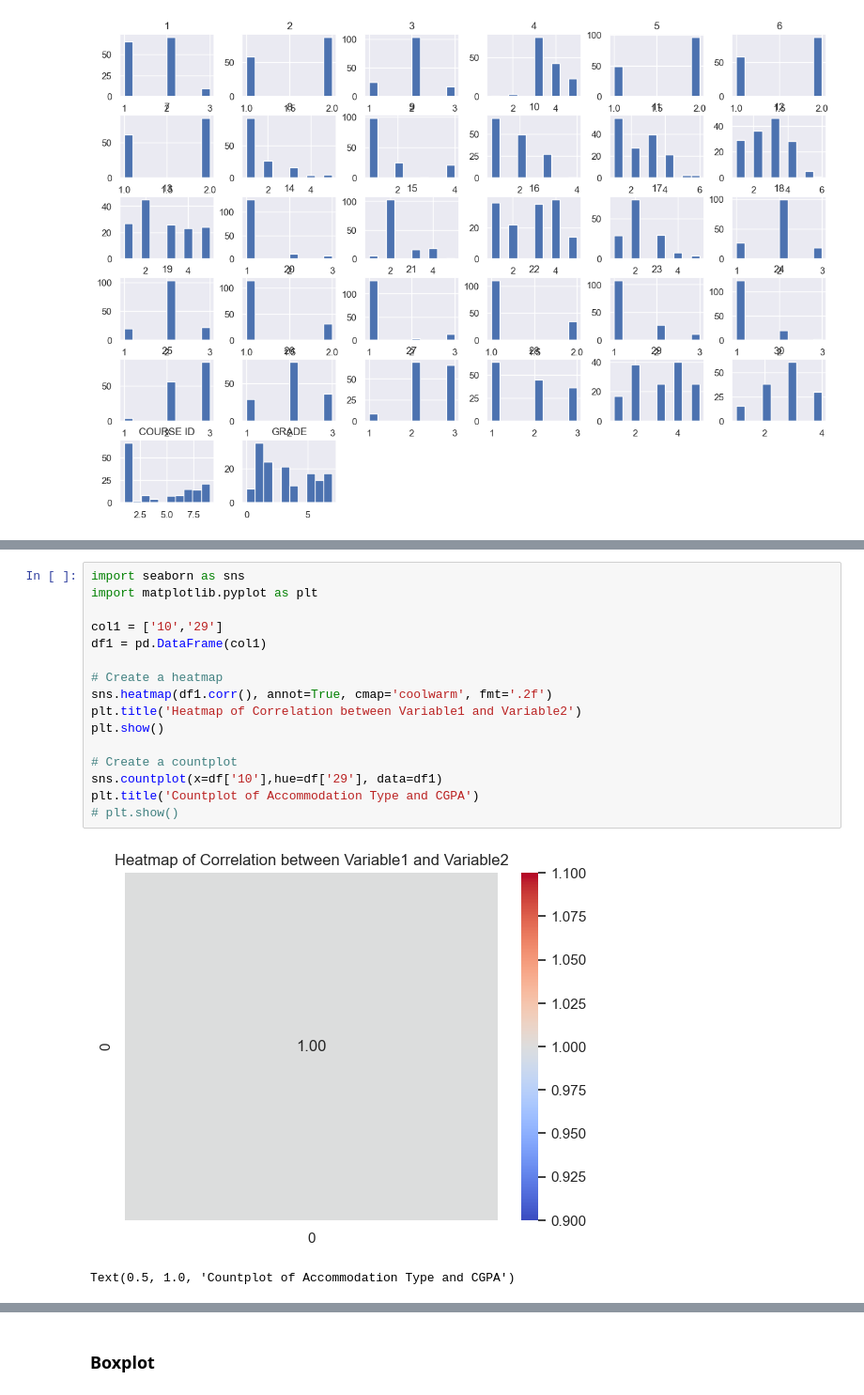
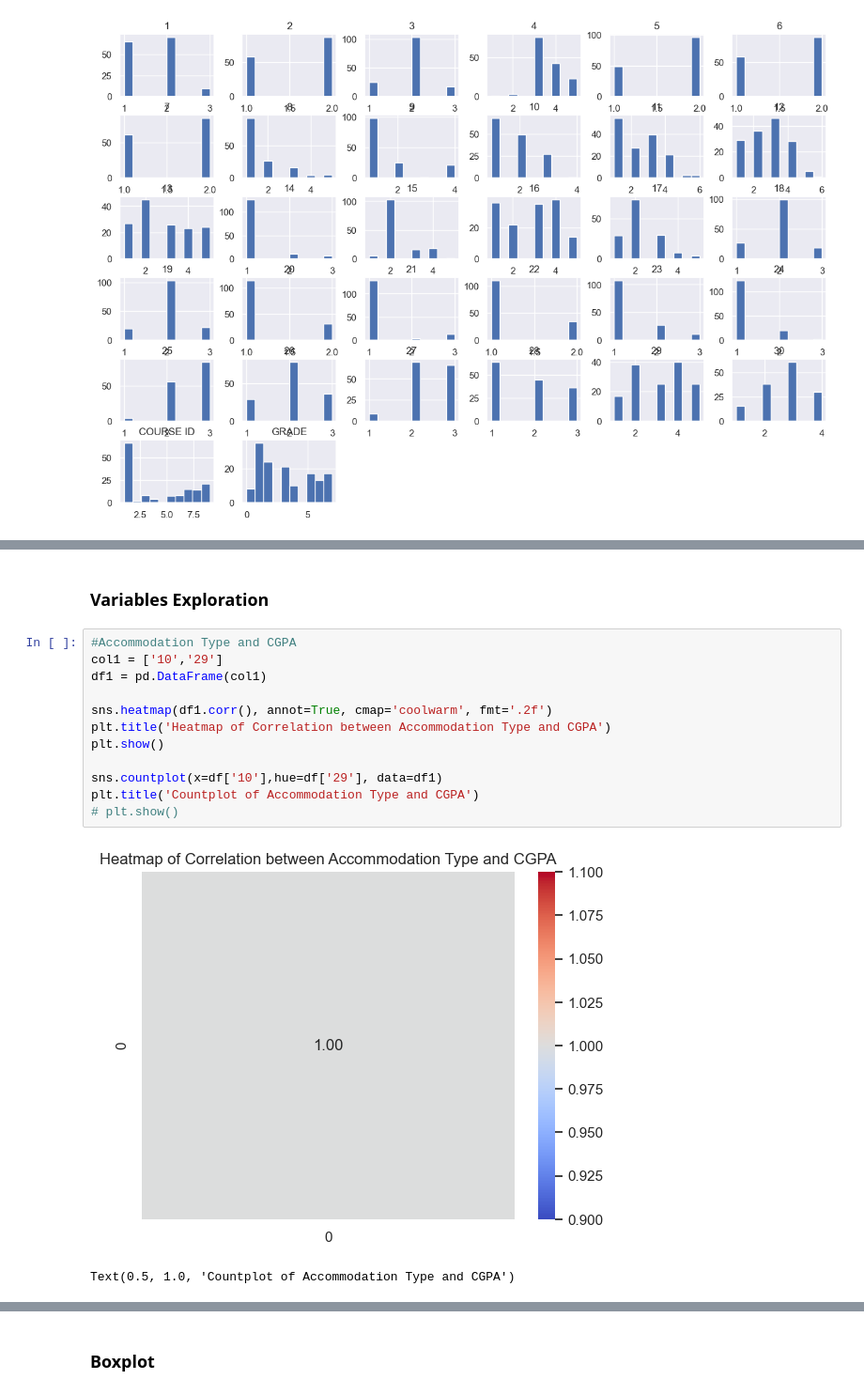
Before and after one commit to waiee/Higher-Education-Students-Performance-Evaluation---Association-Rule-Mining, a Jupyter notebook: test.ipynb, the cells around one changed output, grey strips where cells are left out. Shown at 94% size. Cells and saved outputs as stored; diff of their text form.

```diff
--- a/test.ipynb
+++ b/test.ipynb
@@ -112,20 +123,18 @@ plt.show()
+# %% [markdown]
+### Variables Exploration
 # %%
-import seaborn as sns
-import matplotlib.pyplot as plt
-
+#Accommodation Type and CGPA
 col1 = ['10','29']
 df1 = pd.DataFrame(col1)
 
-# Create a heatmap
 sns.heatmap(df1.corr(), annot=True, cmap='coolwarm', fmt='.2f')
-plt.title('Heatmap of Correlation between Variable1 and Variable2')
+plt.title('Heatmap of Correlation between Accommodation Type and CGPA')
 plt.show()
 
-# Create a countplot
 sns.countplot(x=df['10'],hue=df['29'], data=df1)
 plt.title('Countplot of Accommodation Type and CGPA')
 # plt.show()
 # %% [output]
-[figure, old version]
+[figure, new version]
 Text(0.5, 1.0, 'Countplot of Accommodation Type and CGPA')
 [figure]
```
Also changed, not shown: parts of 7 cells of this notebook.
